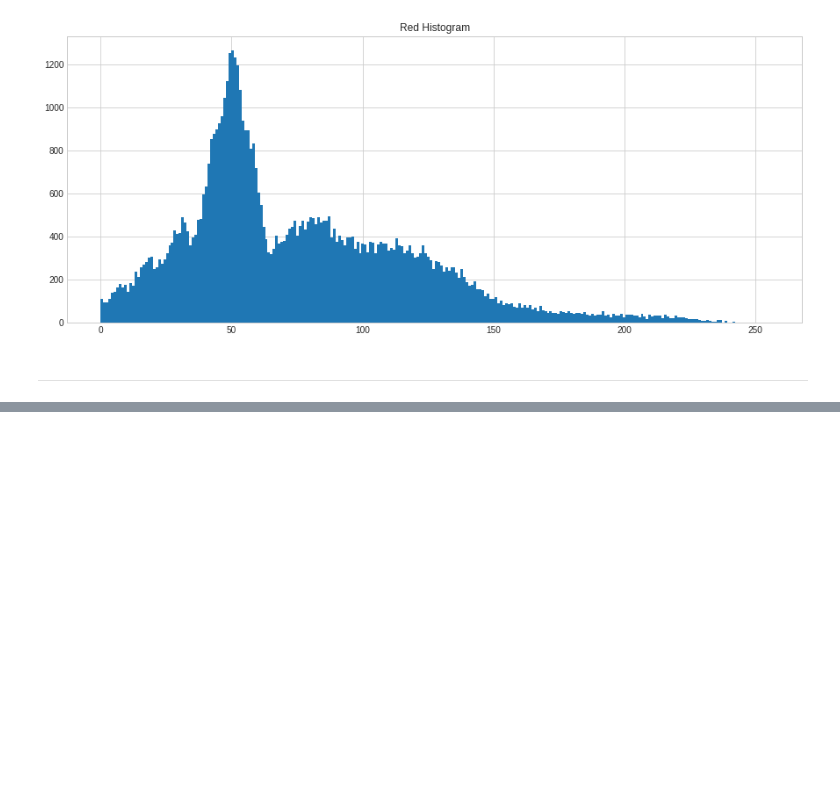
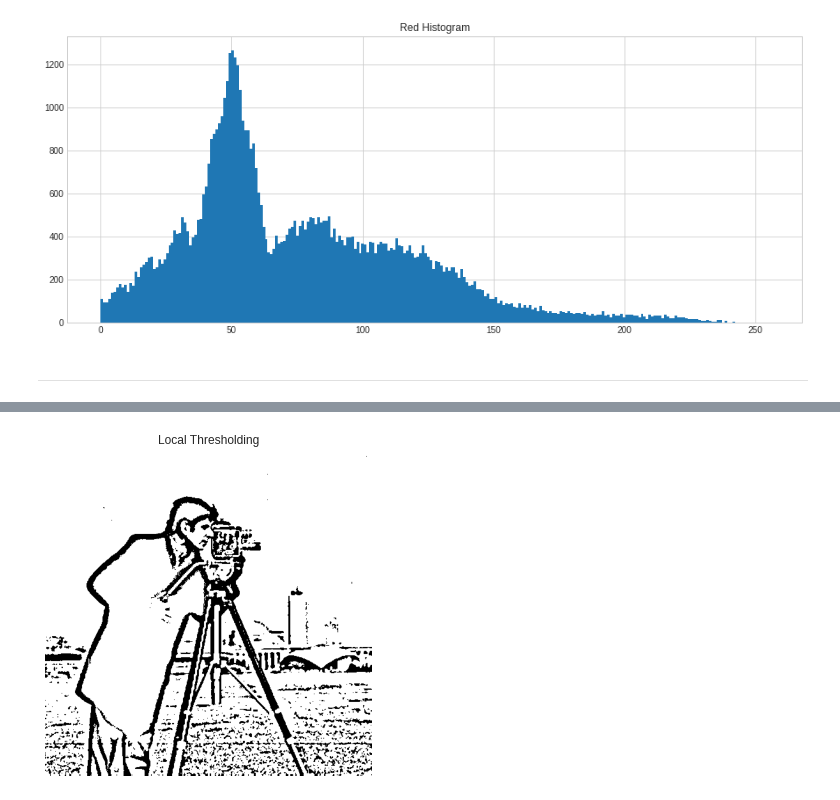
Before and after one commit to Naimul-Islam-Siam/Image-Processing, a Jupyter notebook: Image Processing in Python/1. Introducing Image Processing and scikit-image/image_processing1.ipynb, the cells around one changed output, grey strips where cells are left out. Cells and saved outputs as stored; diff of their text form; code cells hidden in the pictures; blank space fills up the shorter version.

```diff
--- a/Image Processing in Python/1. Introducing Image Processing and scikit-image/image_processing1.ipynb
+++ b/Image Processing in Python/1. Introducing Image Processing and scikit-image/image_processing1.ipynb
@@ -210,0 +294,17 @@ plt.show()
+# %%
+# Import local threshold function
+from skimage.filters import threshold_local
+
+# Set the block size to 35
+block_size = 35
+
+# Obtain the optimal local thresholding
+local_thresh = threshold_local(grayscale_image1, block_size, offset=10)
+
+# Apply local threshold and obtain the binary image
+binary_local = grayscale_image1 > local_thresh
+# %%
+# Show binarize image
+show_image(binary_local, "Local Thresholding");
+# %% [output]
+[figure, added]
```
Also changed, not shown: parts of 22 cells of this notebook.
